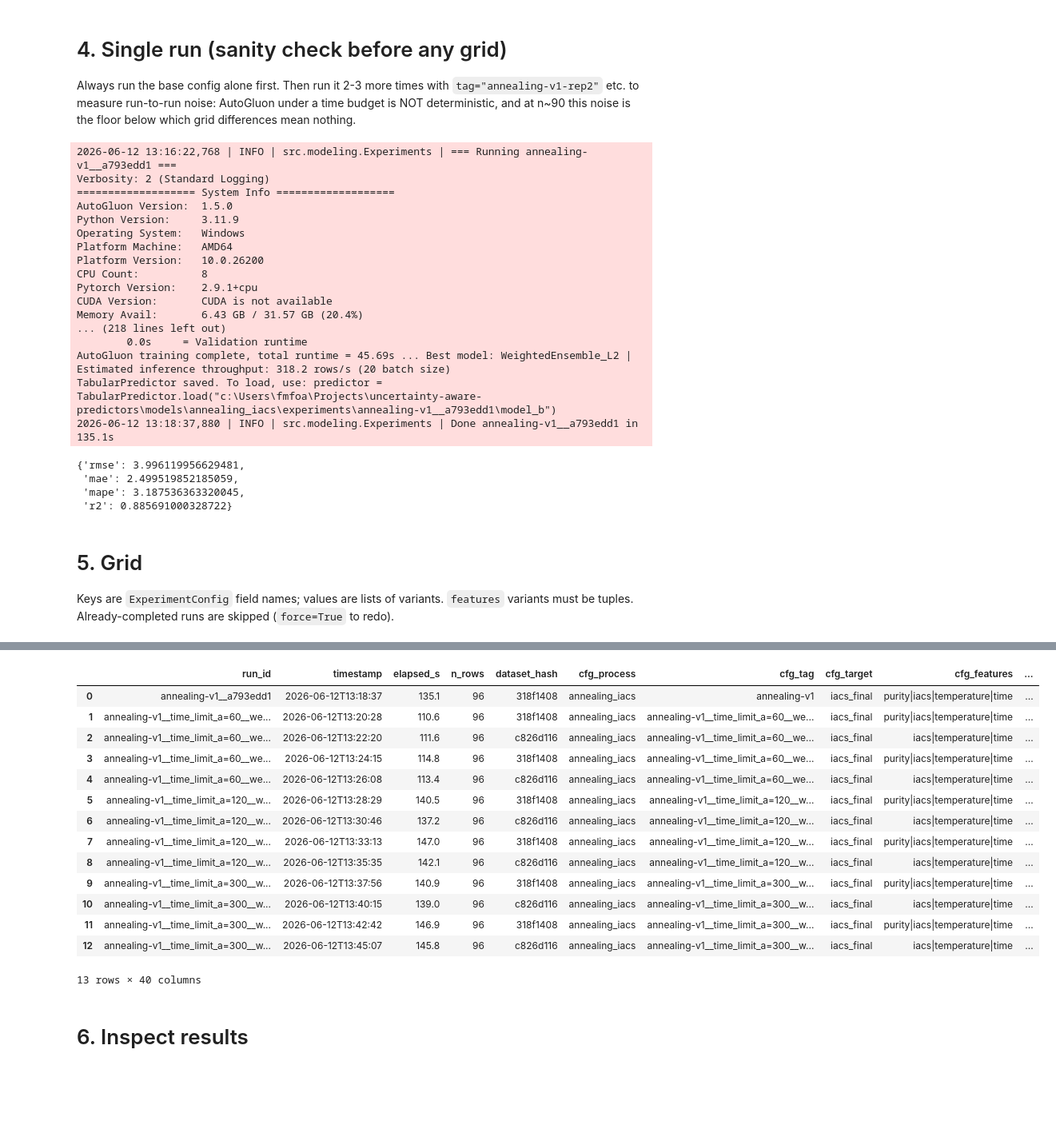
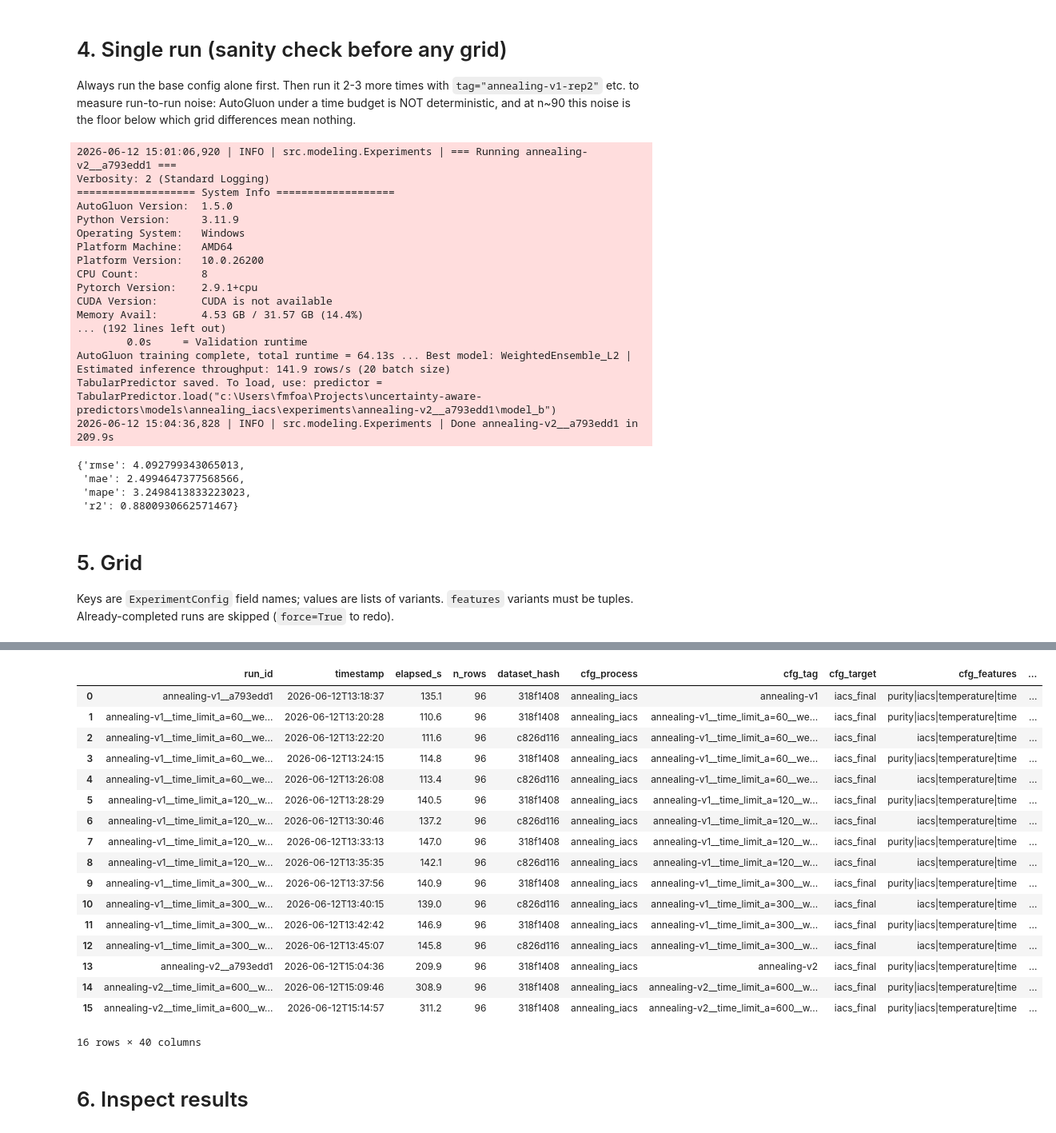
Before and after one commit to FelipeMFO-RM/uncertainty-aware-predictors, a Jupyter notebook: src/modeling/run_experiments.ipynb, the cells around one changed output, grey strips where cells are left out. Shown at 80% size. Drawn from its saved outputs; the diff is of its cells as text; code cells hidden in the pictures; blank space fills up the shorter version.

```diff
--- a/src/modeling/run_experiments.ipynb
+++ b/src/modeling/run_experiments.ipynb
@@ -100,7 +103,7 @@ Dataset: (96, 6) | essays: 9 | lit: 87
 # %%
 base = ExperimentConfig(
     process="annealing_iacs",
-    tag="annealing-v1",
+    tag="annealing-v2",
     target=TARGET,
     features=tuple(ALL_FEATURES),
     # everything else uses the defaults; override here if needed, e.g.:
@@ -120,7 +123,7 @@ which grid differences mean nothing.
 result = runner.run_experiment(df, base)
 result["artifacts"]["metrics"]
 # %% [output]
-2026-06-12 13:16:22,768 | INFO | src.modeling.Experiments | === Running annealing-v1__a793edd1 ===
+2026-06-12 15:01:06,920 | INFO | src.modeling.Experiments | === Running annealing-v2__a793edd1 ===
 Verbosity: 2 (Standard Logging)
 =================== System Info ===================
 AutoGluon Version:  1.5.0
@@ -131,16 +134,16 @@ Platform Version:   10.0.26200
 CPU Count:          8
 Pytorch Version:    2.9.1+cpu
 CUDA Version:       CUDA is not available
-Memory Avail:       6.43 GB / 31.57 GB (20.4%)
-... (218 lines left out)
+Memory Avail:       4.53 GB / 31.57 GB (14.4%)
+... (192 lines left out)
         0.0s     = Validation runtime
-AutoGluon training complete, total runtime = 45.69s ... Best model: WeightedEnsemble_L2 | Estimated inference throughput: 318.2 rows/s (20 batch size)
-TabularPredictor saved. To load, use: predictor = TabularPredictor.load("c:\Users\fmfoa\Projects\uncertainty-aware-predictors\models\annealing_iacs\experiments\annealing-v1__a793edd1\model_b")
-2026-06-12 13:18:37,880 | INFO | src.modeling.Experiments | Done annealing-v1__a793edd1 in 135.1s
+AutoGluon training complete, total runtime = 64.13s ... Best model: WeightedEnsemble_L2 | Estimated inference throughput: 141.9 rows/s (20 batch size)
+TabularPredictor saved. To load, use: predictor = TabularPredictor.load("c:\Users\fmfoa\Projects\uncertainty-aware-predictors\models\annealing_iacs\experiments\annealing-v2__a793edd1\model_b")
+2026-06-12 15:04:36,828 | INFO | src.modeling.Experiments | Done annealing-v2__a793edd1 in 209.9s
-{'rmse': 3.996119956629481,
- 'mae': 2.499519852185059,
- 'mape': 3.187536363320045,
- 'r2': 0.885691000328722}
+{'rmse': 4.092799343065013,
+ 'mae': 2.4994647377568566,
+ 'mape': 3.2498413833223023,
+ 'r2': 0.8800930662571467}
 # %% [markdown]
 # 5. Grid
 
@@ -149,11 +152,12 @@ Keys are `ExperimentConfig` field names; values are lists of variants.
 (`force=True` to redo).
 # %%
 grid = {
-    "time_limit_a": [60, 120, 300],
+    "time_limit_a": [600],
+    "num_bag_folds_a": [5, 10],
+    "num_bag_sets_a": [1, 2],
     "weight_on_essay_rows": [1.0, 3.0],
     "features": [
-        ("purity", "iacs", "temperature", "time"),
-        ("iacs", "temperature", "time"),
+        ("purity", "iacs", "temperature", "time")
     ],
 }
 log = runner.run_grid(df, base, grid)   # 3 x 2 x 2 = 12 runs
@@ -179,18 +183,21 @@ TabularPredictor saved. To load, use: predictor = TabularPredictor.load("c:\User
 |  | run_id | timestamp | elapsed_s | n_rows | dataset_hash | cfg_process | cfg_tag | cfg_target | cfg_features | ... |
 | 0 | annealing-v1__a793edd1 | 2026-06-12T13:18:37 | 135.1 | 96 | 318f1408 | annealing_iacs | annealing-v1 | iacs_final | purity|iacs|temperature|time | ... |
 | 1 | annealing-v1__time_limit_a=60__we... | 2026-06-12T13:20:28 | 110.6 | 96 | 318f1408 | annealing_iacs | annealing-v1__time_limit_a=60__we... | iacs_final | purity|iacs|temperature|time | ... |
 | 2 | annealing-v1__time_limit_a=60__we... | 2026-06-12T13:22:20 | 111.6 | 96 | c826d116 | annealing_iacs | annealing-v1__time_limit_a=60__we... | iacs_final | iacs|temperature|time | ... |
 | 3 | annealing-v1__time_limit_a=60__we... | 2026-06-12T13:24:15 | 114.8 | 96 | 318f1408 | annealing_iacs | annealing-v1__time_limit_a=60__we... | iacs_final | purity|iacs|temperature|time | ... |
 | 4 | annealing-v1__time_limit_a=60__we... | 2026-06-12T13:26:08 | 113.4 | 96 | c826d116 | annealing_iacs | annealing-v1__time_limit_a=60__we... | iacs_final | iacs|temperature|time | ... |
 | 5 | annealing-v1__time_limit_a=120__w... | 2026-06-12T13:28:29 | 140.5 | 96 | 318f1408 | annealing_iacs | annealing-v1__time_limit_a=120__w... | iacs_final | purity|iacs|temperature|time | ... |
 | 6 | annealing-v1__time_limit_a=120__w... | 2026-06-12T13:30:46 | 137.2 | 96 | c826d116 | annealing_iacs | annealing-v1__time_limit_a=120__w... | iacs_final | iacs|temperature|time | ... |
 | 7 | annealing-v1__time_limit_a=120__w... | 2026-06-12T13:33:13 | 147.0 | 96 | 318f1408 | annealing_iacs | annealing-v1__time_limit_a=120__w... | iacs_final | purity|iacs|temperature|time | ... |
 | 8 | annealing-v1__time_limit_a=120__w... | 2026-06-12T13:35:35 | 142.1 | 96 | c826d116 | annealing_iacs | annealing-v1__time_limit_a=120__w... | iacs_final | iacs|temperature|time | ... |
 | 9 | annealing-v1__time_limit_a=300__w... | 2026-06-12T13:37:56 | 140.9 | 96 | 318f1408 | annealing_iacs | annealing-v1__time_limit_a=300__w... | iacs_final | purity|iacs|temperature|time | ... |
 | 10 | annealing-v1__time_limit_a=300__w... | 2026-06-12T13:40:15 | 139.0 | 96 | c826d116 | annealing_iacs | annealing-v1__time_limit_a=300__w... | iacs_final | iacs|temperature|time | ... |
 | 11 | annealing-v1__time_limit_a=300__w... | 2026-06-12T13:42:42 | 146.9 | 96 | 318f1408 | annealing_iacs | annealing-v1__time_limit_a=300__w... | iacs_final | purity|iacs|temperature|time | ... |
 | 12 | annealing-v1__time_limit_a=300__w... | 2026-06-12T13:45:07 | 145.8 | 96 | c826d116 | annealing_iacs | annealing-v1__time_limit_a=300__w... | iacs_final | iacs|temperature|time | ... |
+| 13 | annealing-v2__a793edd1 | 2026-06-12T15:04:36 | 209.9 | 96 | 318f1408 | annealing_iacs | annealing-v2 | iacs_final | purity|iacs|temperature|time | ... |
+| 14 | annealing-v2__time_limit_a=600__w... | 2026-06-12T15:09:46 | 308.9 | 96 | 318f1408 | annealing_iacs | annealing-v2__time_limit_a=600__w... | iacs_final | purity|iacs|temperature|time | ... |
+| 15 | annealing-v2__time_limit_a=600__w... | 2026-06-12T15:14:57 | 311.2 | 96 | 318f1408 | annealing_iacs | annealing-v2__time_limit_a=600__w... | iacs_final | purity|iacs|temperature|time | ... |
-13 rows × 40 columns
+16 rows × 40 columns
 # %% [markdown]
 # 6. Inspect results
 # %%
```
Also changed, not shown: parts of 5 cells of this notebook, 1 other file.
